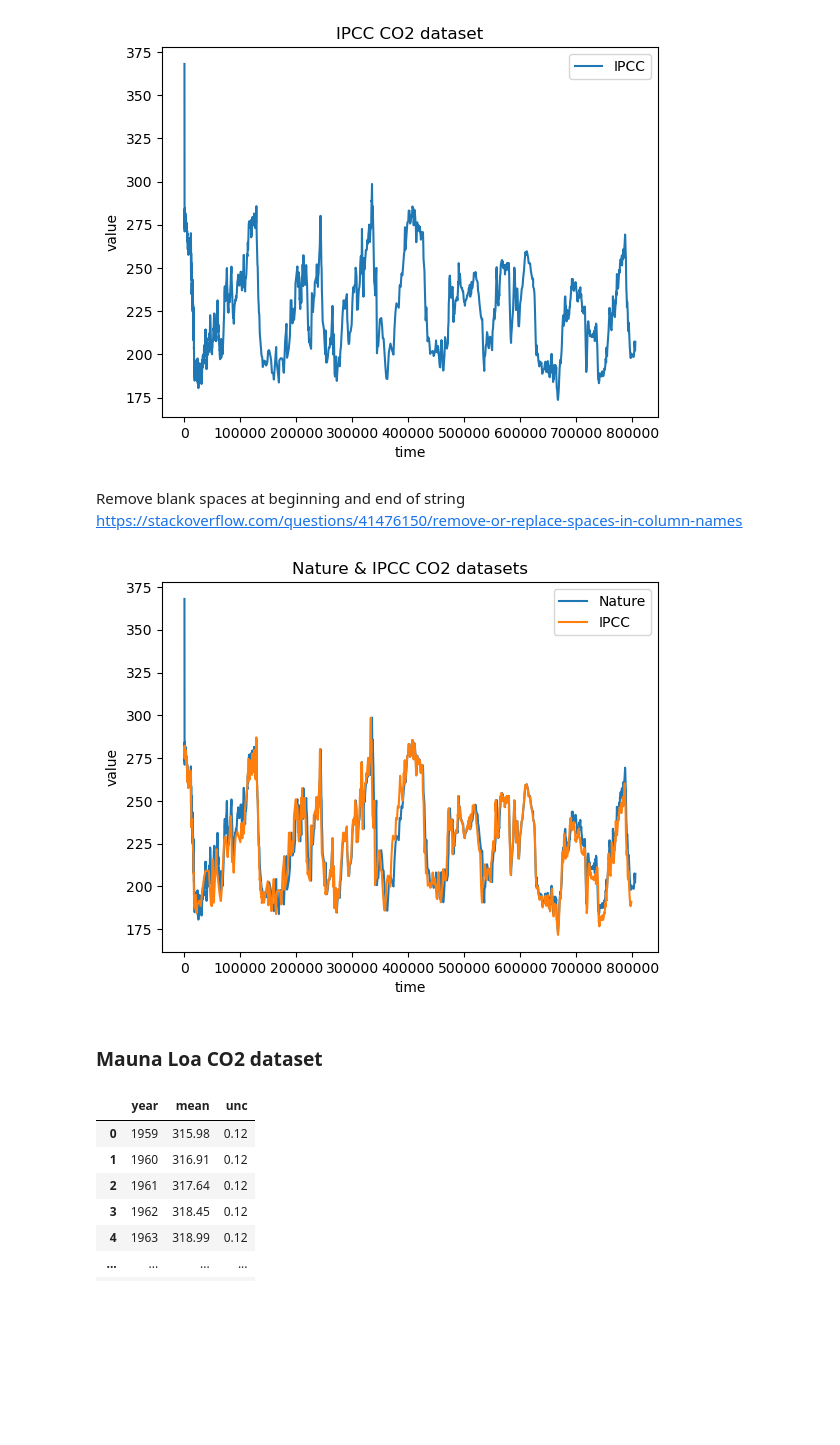
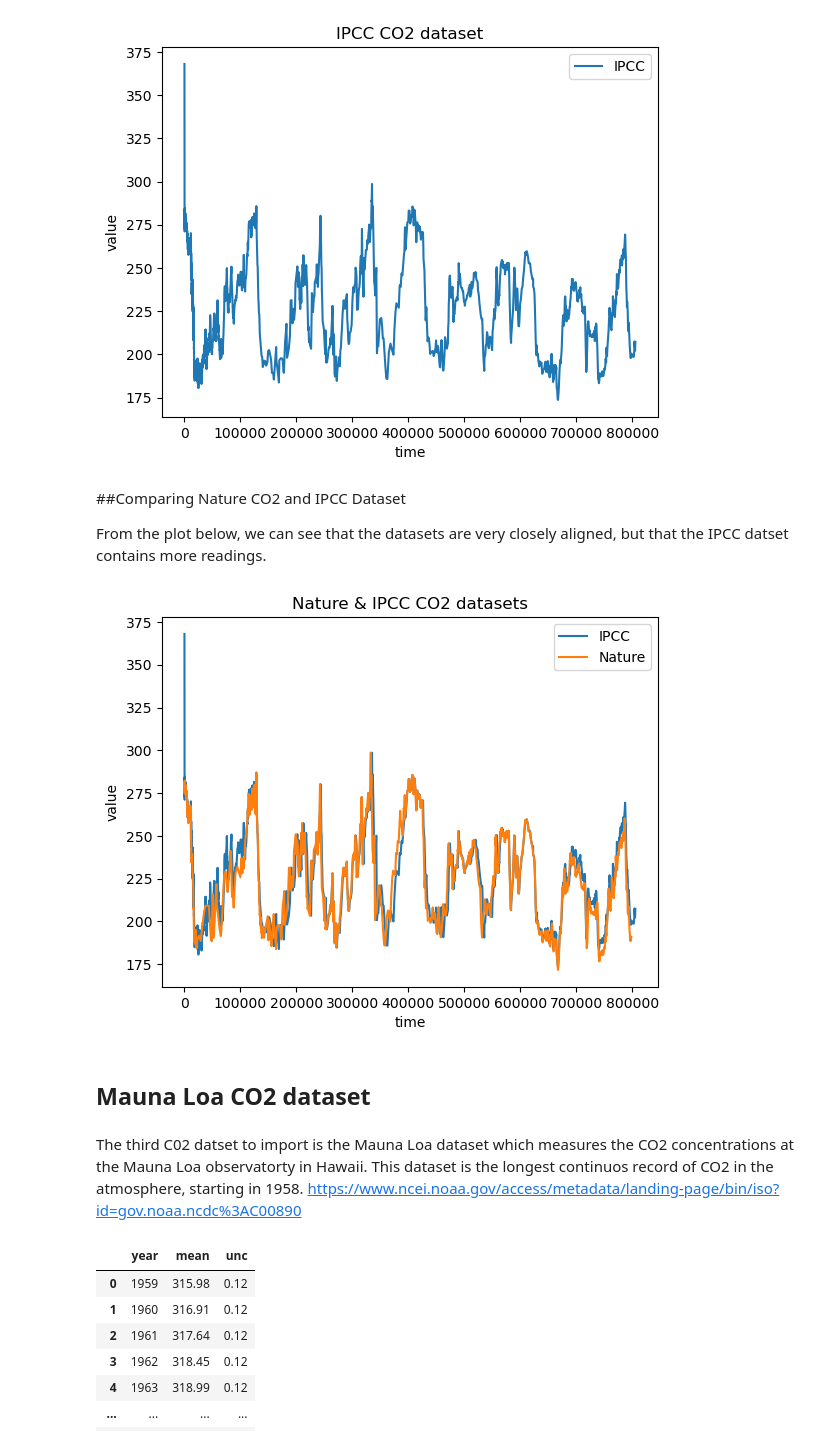
Before and after one commit to dectan/Programming-for-Data-Analysis-Project-2, a Jupyter notebook: Project 2.ipynb, the cells around one changed output. Drawn from its saved outputs; the diff is of its cells as text; code cells hidden in the pictures; blank space fills up the shorter version.

```diff
--- a/Project 2.ipynb
+++ b/Project 2.ipynb
@@ -106,20 +117,24 @@ plt.legend()
 plt.show()
 # %% [output]
 [figure]
-# %% [markdown]
-Remove blank spaces at beginning and end of string https://stackoverflow.com/questions/41476150/remove-or-replace-spaces-in-column-names
+# %% [markdown]
+##Comparing Nature CO2 and IPCC Dataset
+
+From the plot below, we can see that the datasets are very closely aligned, but that the IPCC datset contains more readings.
 # %%
-plt.plot(co2_ipcc['Gasage (yr BP)'],co2_ipcc['CO2 (ppmv)'], label = 'Nature')
-plt.plot(co2_nature['EDC3_gas_a (yr)'],co2_nature['CO2 (ppmv)'], label = 'IPCC')
+plt.plot(co2_ipcc['Gasage (yr BP)'],co2_ipcc['CO2 (ppmv)'], label = 'IPCC')
+plt.plot(co2_nature['EDC3_gas_a (yr)'],co2_nature['CO2 (ppmv)'], label = 'Nature')
 plt.xlabel('time')
 plt.ylabel('value')
 plt.title('Nature & IPCC CO2 datasets')
 plt.legend()
 plt.show()
 # %% [output]
-[figure, old version]
+[figure, new version]
 # %% [markdown]
-### Mauna Loa CO2 dataset
+## Mauna Loa CO2 dataset
+# %% [markdown]
+The third C02 datset to import is the Mauna Loa dataset which measures the CO2 concentrations at the Mauna Loa observatorty in Hawaii. This dataset is the longest continuos record of CO2 in the atmosphere, starting in 1958. https://www.ncei.noaa.gov/access/metadata/landing-page/bin/iso?id=gov.noaa.ncdc%3AC00890
 # %%
 co2_mauna_loa=pd.read_csv('imported_datasets/Mauna Loa CO2.csv',skiprows=range(43))
 co2_mauna_loa
```
Also changed, not shown: parts of 55 cells of this notebook, 6 other files.
